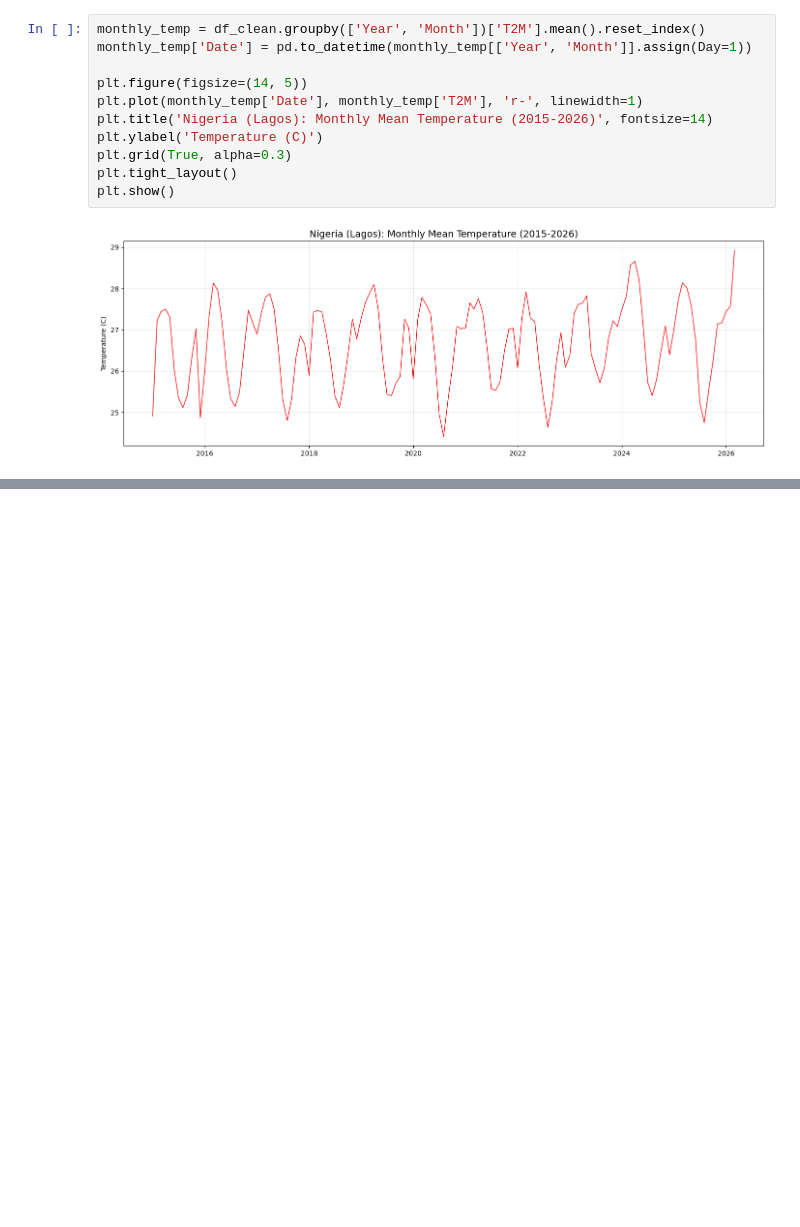
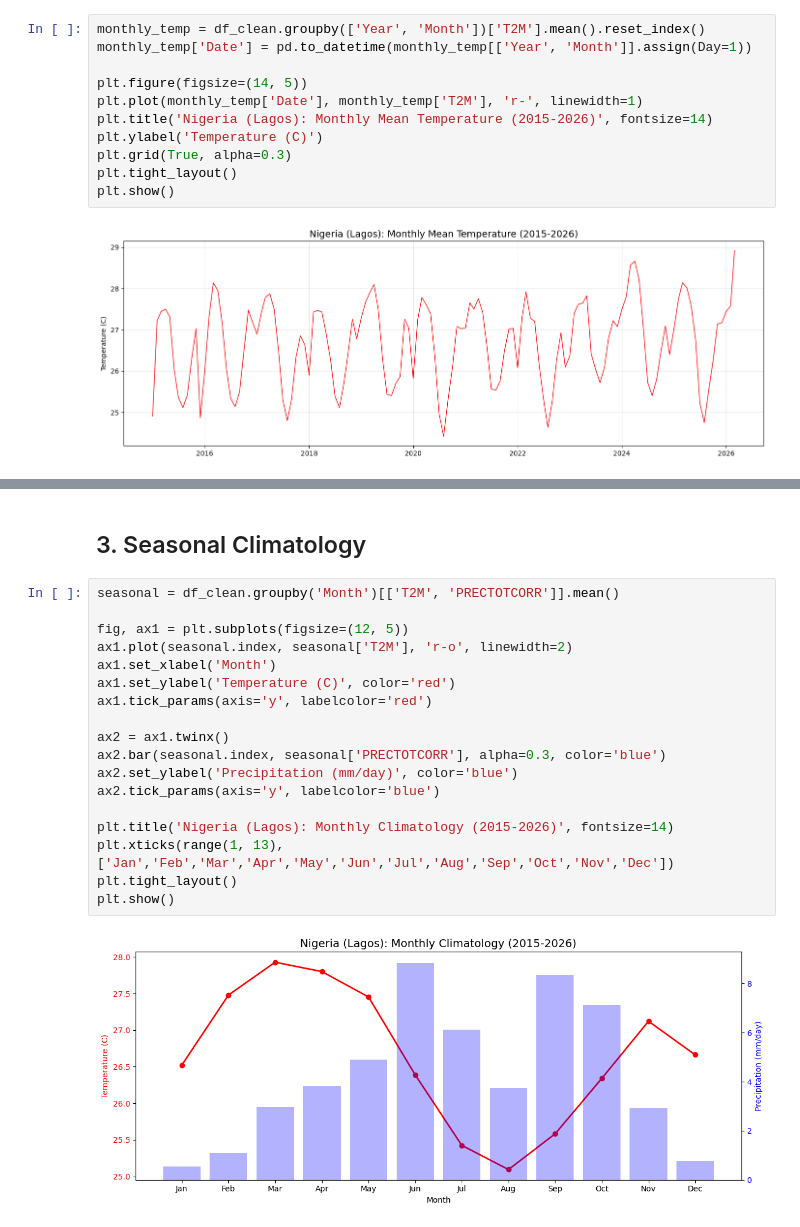
Before and after one commit to meronteklehaymanotgebru/climate-challenge-week0, a Jupyter notebook: notebooks/nigeria_eda.ipynb, the cells around one changed output, grey strips where cells are left out. Cells and saved outputs as stored; diff of their text form; blank space fills up the shorter version.

```diff
--- a/notebooks/nigeria_eda.ipynb
+++ b/notebooks/nigeria_eda.ipynb
@@ -103,0 +197,22 @@ plt.show()
+# %% [markdown]
+## 3. Seasonal Climatology
+# %%
+seasonal = df_clean.groupby('Month')[['T2M', 'PRECTOTCORR']].mean()
+
+fig, ax1 = plt.subplots(figsize=(12, 5))
+ax1.plot(seasonal.index, seasonal['T2M'], 'r-o', linewidth=2)
+ax1.set_xlabel('Month')
+ax1.set_ylabel('Temperature (C)', color='red')
+ax1.tick_params(axis='y', labelcolor='red')
+
+ax2 = ax1.twinx()
+ax2.bar(seasonal.index, seasonal['PRECTOTCORR'], alpha=0.3, color='blue')
+ax2.set_ylabel('Precipitation (mm/day)', color='blue')
+ax2.tick_params(axis='y', labelcolor='blue')
+
+plt.title('Nigeria (Lagos): Monthly Climatology (2015-2026)', fontsize=14)
+plt.xticks(range(1, 13), ['Jan','Feb','Mar','Apr','May','Jun','Jul','Aug','Sep','Oct','Nov','Dec'])
+plt.tight_layout()
+plt.show()
+# %% [output]
+[figure, added]
```
Also changed, not shown: parts of 18 cells of this notebook, 4 other files.
